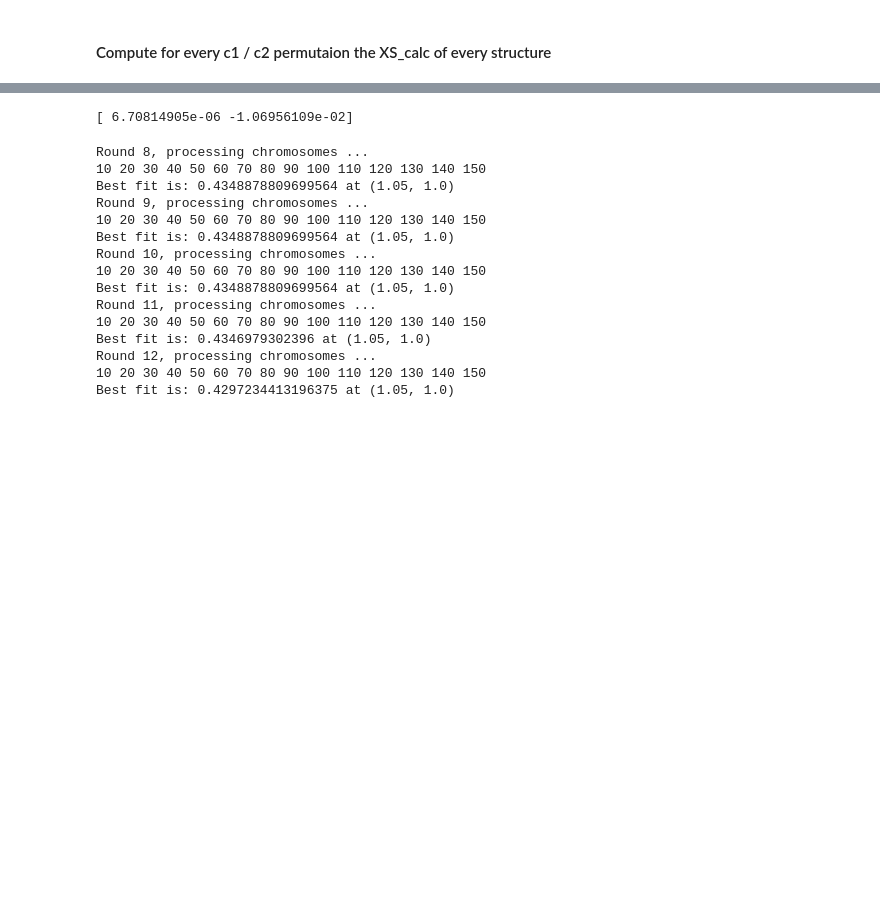
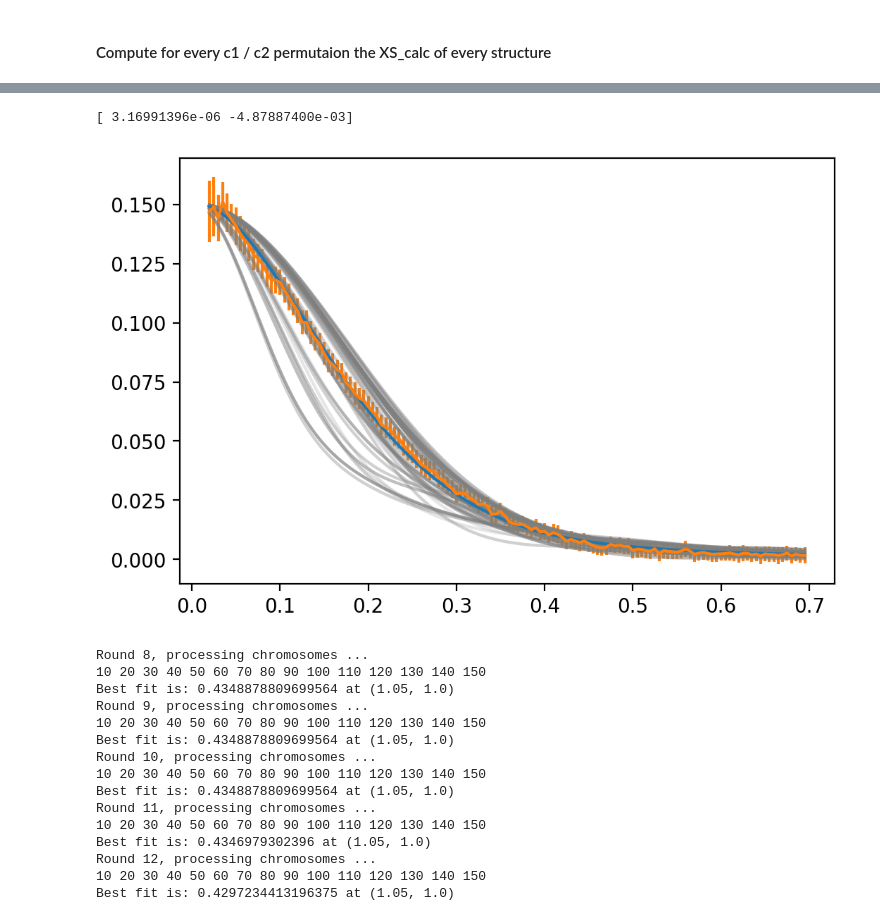
Before and after one commit to arnoldchan1/XS_calc, a Jupyter notebook: test_script_1l2y_genetic.ipynb, the cells around one changed output, grey strips where cells are left out. Drawn from its saved outputs; the diff is of its cells as text; code cells hidden in the pictures; blank space fills up the shorter version.

```diff
--- a/test_script_1l2y_genetic.ipynb
+++ b/test_script_1l2y_genetic.ipynb
@@ -94,8 +110,8 @@ aa.shape
 # %%
 from itertools import product
 # %%
-c1_grid = np.arange(0.98, 1.051, 0.01)
-c2_grid = np.arange(0.0, 4.01, 0.2)
+c1_grid = np.arange(0.99, 1.011, 0.01)
+c2_grid = np.arange(0.0, 0.41, 0.2)
 c1c2_product = list(product(c1_grid, c2_grid))
 print(len(c1c2_product))
 # %% [output]
@@ -128,7 +153,7 @@ Condition: (1.05, 4.0) Done in 29.3184 seconds
 # %%
-import pickle
+# import pickle
 # pickle.dump(XS_pool, open('data/1l2y_unfold_300K_XS.pkl', 'wb'))
-XS_pool = pickle.load(open('data/1l2y_unfold_300K_XS.pkl','rb'))
+# XS_pool = pickle.load(open('data/1l2y_unfold_300K_XS.pkl','rb'))
 # %%
 for key in XS_pool.keys():
     print(XS_pool[key].shape)
@@ -239,7 +256,7 @@ class GeneticAlgorithm:
 
 
         if type(gene_pool) == dict:
-            self.pool_options = gene_pool.keys()
+            self.pool_options = list(gene_pool.keys())
             # Check that within all options the gene pools are the same length
             pool_length_each_options = np.array([len(self.gene_pool[key]) for key in self.pool_options])
             if not np.all(pool_length_each_options == pool_length_each_options[0]):
@@ -271,7 +288,6 @@ class GeneticAlgorithm:
         self.evolution_checkpoint = 0
 
 
-
     def report(self):
         print(f'This genetic algorithm: {len(self.chromosome_pool)} chromosomes, each with {self.n_genes} genes')
         print(f'For evolution, keep {self.n_survive}, mutate {self.n_mutate}, and cross {self.n_cross} chromosomes')
@@ -283,7 +299,7 @@ class GeneticAlgorithm:
             print(f'Round {round_counter + self.evolution_checkpoint}, processing chromosomes ...')
             fitness = np.zeros(self.n_chromosomes)
             if use_mp:
-                raise NotImplementedError('Currently not working')
+#                 raise NotImplementedError('Currently not working')
                 self.fit_all_mp()
             else:
                 self.fit_all()
@@ -355,7 +371,7 @@ class GeneticAlgorithm:
         return best_data
 # %%
 ga = GeneticAlgorithm(XS_pool, F_st.S_exp, F_st.S_err,
-                      n_genes=100, n_cross=5, n_mutate=5, n_survive=5)
+                      n_genes=100, n_cross=50, n_mutate=50, n_survive=50)
 # %%
 ga.report()
 # %% [output]
@@ -376,9 +400,10 @@ Best fit is: 0.4762586543566143 at (1.05, 1.0)
 # %%
-plt.figure(dpi=100)
+plt.figure(dpi=200)
 bf = ga.get_best_fit()
-plt.errorbar(F_st.q, F_st.S_exp, F_st.S_err)
+
 plt.plot(mea.q, bf[1].T, color='tab:gray', alpha=0.2)
 plt.plot(mea.q, bf[0])
+plt.errorbar(F_st.q, F_st.S_exp, F_st.S_err)
 
 print(ga.chromosome_pool[0].res.x)
 # %% [output]
@@ -387,4 +410,5 @@ print(ga.chromosome_pool[0].res.x)
-[ 6.70814905e-06 -1.06956109e-02]
+[ 3.16991396e-06 -4.87887400e-03]
+[figure, added]
 # %%
 ga.evolve(n=5)
 # %% [output]
```
Also changed, not shown: parts of 12 cells of this notebook.
